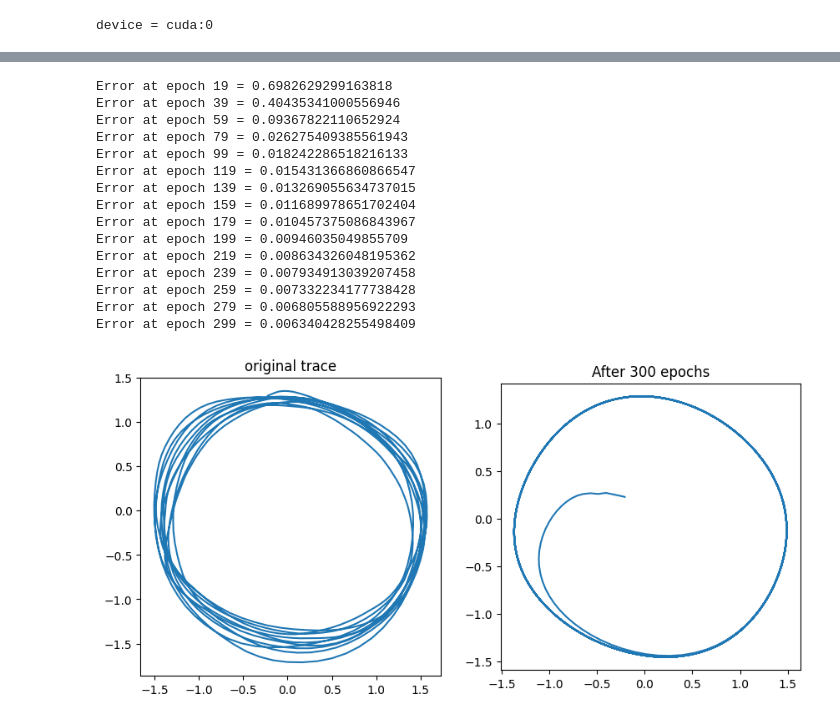
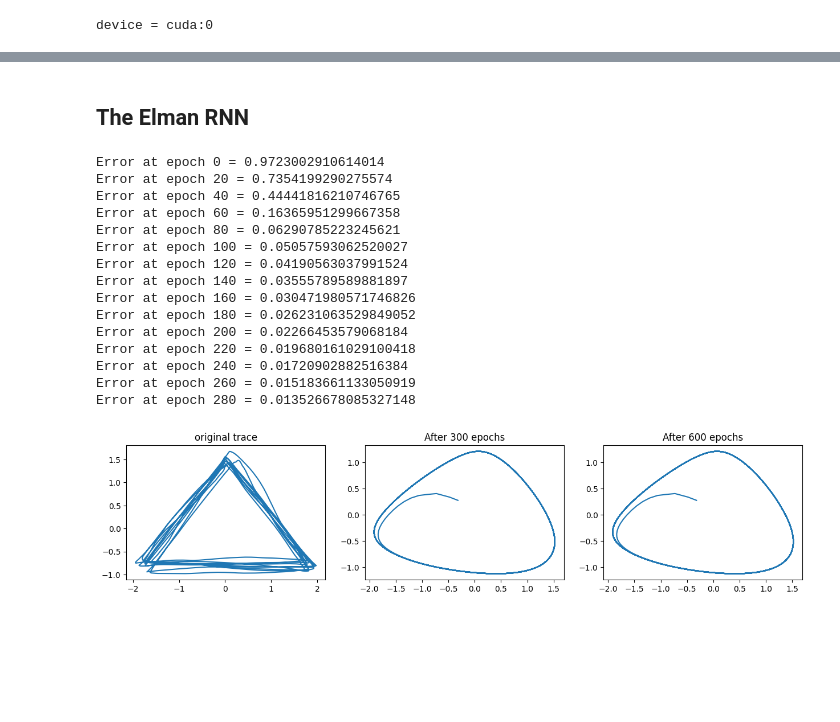
Before and after one commit to sergio-verduzco/deep_explorations, a Jupyter notebook: rnn/Elman_network.ipynb, the cells around one changed output, grey strips where cells are left out. Cells and saved outputs as stored; diff of their text form; code cells hidden in the pictures; blank space fills up the shorter version.

```diff
--- a/rnn/Elman_network.ipynb
+++ b/rnn/Elman_network.ipynb
@@ -21,7 +21,7 @@ print(f"device = {device}")
 device = cuda:0
 # %%
 # Load training data
-fname = 'circle10_1.pkl'
+fname = 'switch_circle2_circle2.pkl'
 with open(fname, 'rb') as f:
     coordinates = pickle.load(f)
 # %%
@@ -62,3 +38,5 @@ train_loader = DataLoader(dataset=dataset,
+# %% [markdown]
+## The Elman RNN
 # %%
 # Create the network, the optimizer, and the loss function
 input_size = 2  # this shouldn't change
@@ -88,9 +66,9 @@ class ElmanRNN(nn.Module):
         out, h = self.rnn(x, h0)
         return self.fc(out), h
 
-ernn = ElmanRNN(input_size, hidden_size, nonlinearity)
+rnn = ElmanRNN(input_size, hidden_size, nonlinearity)
 
-optim = torch.optim.Adam(ernn.parameters(), lr=lr)
+optim = torch.optim.Adam(rnn.parameters(), lr=lr)
 
 loss = nn.MSELoss(reduction='mean')
 # %%
@@ -99,28 +77,28 @@ n_epochs = 300  # number of epochs
 
 for epoch in range(n_epochs):
     optim.zero_grad()
-    out, _  = ernn(coordinates[:-1])
+    out, _  = rnn(coordinates[:-1])
     error = loss(out, coordinates[1:])
     error.backward()
     optim.step()
-    if (epoch + 1) % 20 == 0:
+    if epoch % 20 == 0:
         print(f"Error at epoch {epoch} = {error}")
 # %% [output]
-Error at epoch 19 = 0.6982629299163818
-Error at epoch 39 = 0.40435341000556946
-Error at epoch 59 = 0.09367822110652924
-Error at epoch 79 = 0.026275409385561943
-Error at epoch 99 = 0.018242286518216133
-Error at epoch 119 = 0.015431366860866547
-Error at epoch 139 = 0.013269055634737015
-Error at epoch 159 = 0.011689978651702404
-Error at epoch 179 = 0.010457375086843967
-Error at epoch 199 = 0.00946035049855709
-Error at epoch 219 = 0.008634326048195362
-Error at epoch 239 = 0.007934913039207458
-Error at epoch 259 = 0.007332234177738428
-Error at epoch 279 = 0.006805588956922293
-Error at epoch 299 = 0.006340428255498409
+Error at epoch 0 = 0.9723002910614014
+Error at epoch 20 = 0.7354199290275574
+Error at epoch 40 = 0.44441816210746765
+Error at epoch 60 = 0.16365951299667358
+Error at epoch 80 = 0.06290785223245621
+Error at epoch 100 = 0.05057593062520027
+Error at epoch 120 = 0.04190563037991524
+Error at epoch 140 = 0.03555789589881897
+Error at epoch 160 = 0.030471980571746826
+Error at epoch 180 = 0.026231063529849052
+Error at epoch 200 = 0.02266453579068184
+Error at epoch 220 = 0.019680161029100418
+Error at epoch 240 = 0.01720902882516384
+Error at epoch 260 = 0.015183661133050919
+Error at epoch 280 = 0.013526678085327148
 # %%
 # Generate a trajectory
 n_points = 1000
@@ -134,7 +112,7 @@ def generate_trajectory(init_coordinate, n_points):
     h = torch.zeros((1, hidden_size))
     with torch.no_grad():
         for point_idx in range(n_points):
-            coordinate, h = ernn(coordinate, h)
+            coordinate, h = rnn(coordinate, h)
             gen_coordinates[point_idx, :] = coordinate.detach().numpy()
     return gen_coordinates
 
@@ -146,32 +124,32 @@ n_traces = len(all_generated)
 if n_traces > 3:
     n_rows = int(np.floor(np.sqrt(n_traces + 1)))
     n_cols = int(np.ceil((n_traces+1) / n_rows))
 else:
     n_cols = n_traces + 1
     n_rows = 1
-fig, axs = plt.subplots(ncols=n_cols, nrows=n_rows, figsize=(5.1*n_cols,5.1*n_rows))
+fig, axs = plt.subplots(ncols=n_cols, nrows=n_rows, figsize=(5.1*n_cols,4.6*n_rows))
 for ax in axs:
     if type(ax) == np.ndarray:
         for _ax in ax:
             _ax.set_aspect('equal')
     else:
         ax.set_aspect('equal')
 original = coordinates.cpu().detach()
 if n_rows > 1:
     ax0 = axs[0,0]
 else:
     ax0 = axs[0]
 ax0.plot(original[:,0], original[:,1])
 ax0.set_title('original trace')
 for trace in range(n_traces):
     gen_coordinates = all_generated[trace]
     if n_rows == 1:
         ax = axs[trace+1]
     else:
         row = int(np.floor((trace+1)/n_cols))
         col = int(np.ceil((trace+1)%n_cols))
         ax = axs[row, col]
     ax.set_title(f'After {n_epochs*(trace+1)} epochs')
     ax.plot(gen_coordinates[:,0], gen_coordinates[:,1])
 # %% [output]
-[figure, old version]
+[figure, new version]
```
Also changed, not shown: parts of 12 cells of this notebook, 2 other files.
